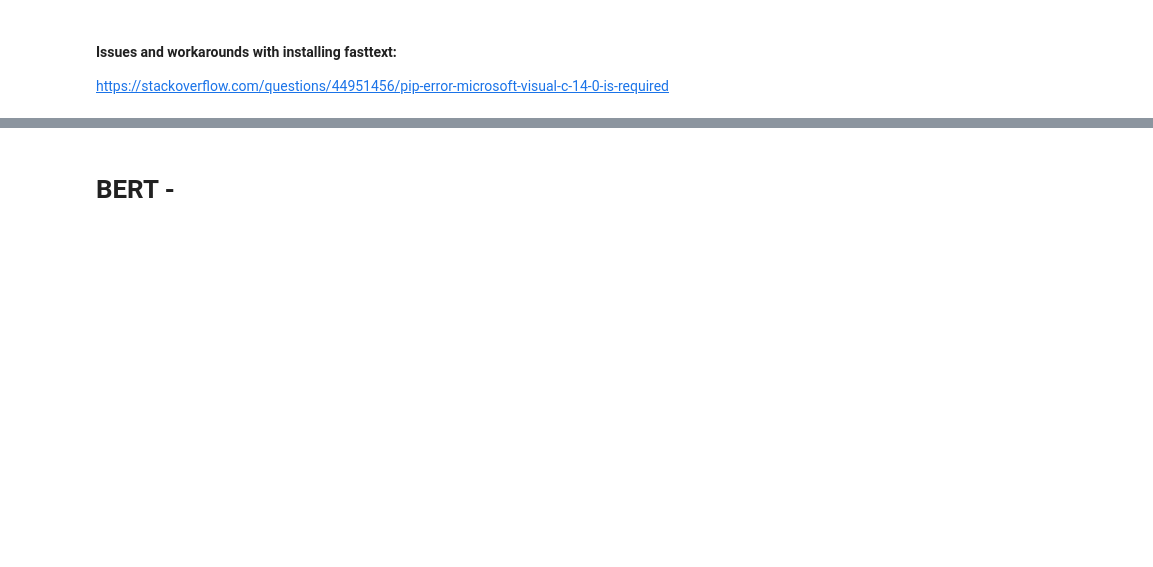
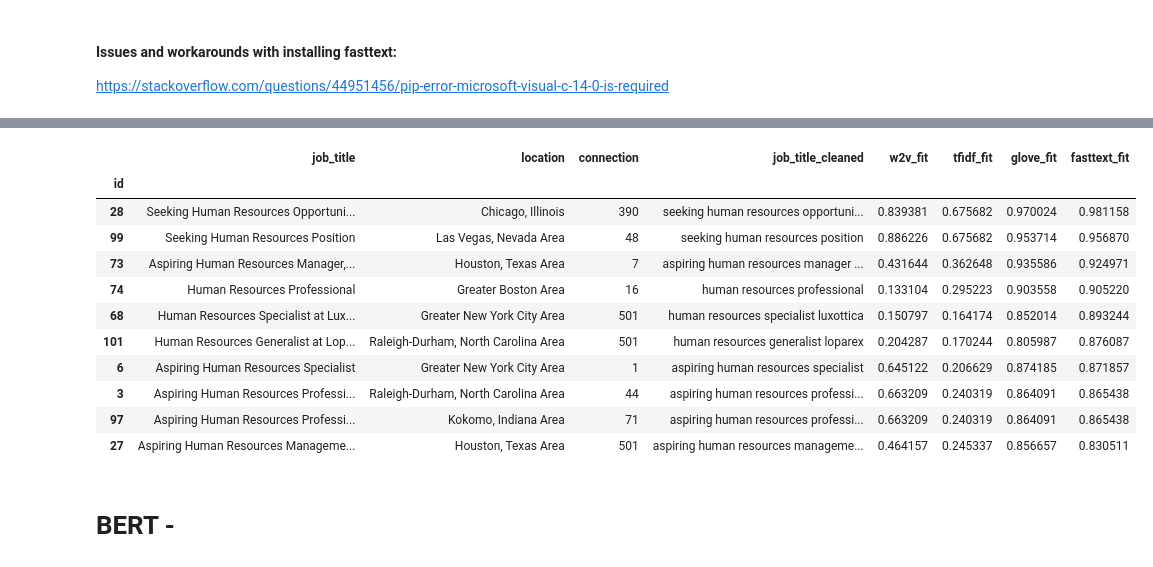
Before and after one commit to kre8tions/Apziva, a Jupyter notebook: tirMlkapx4XpMRlG/tirMlkapx4XpMRlG.ipynb, the cells around one changed output, grey strips where cells are left out. Cells and saved outputs as stored; diff of their text form; code cells hidden in the pictures; blank space fills up the shorter version.

```diff
--- a/tirMlkapx4XpMRlG/tirMlkapx4XpMRlG.ipynb
+++ b/tirMlkapx4XpMRlG/tirMlkapx4XpMRlG.ipynb
@@ -774,3 +877,18 @@ text.tests_from
+# %%
+top_candidates(n = 10, by = 'fasttext_fit', ascending = False, min_con = 0)
+# %% [output]
+|  | job_title | location | connection | job_title_cleaned | w2v_fit | tfidf_fit | glove_fit | fasttext_fit |
+| id |  |  |  |  |  |  |  |  |
+| 28 | Seeking Human Resources Opportuni... | Chicago, Illinois | 390 | seeking human resources opportuni... | 0.839381 | 0.675682 | 0.970024 | 0.981158 |
+| 99 | Seeking Human Resources Position | Las Vegas, Nevada Area | 48 | seeking human resources position | 0.886226 | 0.675682 | 0.953714 | 0.956870 |
+| 73 | Aspiring Human Resources Manager,... | Houston, Texas Area | 7 | aspiring human resources manager ... | 0.431644 | 0.362648 | 0.935586 | 0.924971 |
+| 74 | Human Resources Professional | Greater Boston Area | 16 | human resources professional | 0.133104 | 0.295223 | 0.903558 | 0.905220 |
+| 68 | Human Resources Specialist at Lux... | Greater New York City Area | 501 | human resources specialist luxottica | 0.150797 | 0.164174 | 0.852014 | 0.893244 |
+| 101 | Human Resources Generalist at Lop... | Raleigh-Durham, North Carolina Area | 501 | human resources generalist loparex | 0.204287 | 0.170244 | 0.805987 | 0.876087 |
+| 6 | Aspiring Human Resources Specialist | Greater New York City Area | 1 | aspiring human resources specialist | 0.645122 | 0.206629 | 0.874185 | 0.871857 |
+| 3 | Aspiring Human Resources Professi... | Raleigh-Durham, North Carolina Area | 44 | aspiring human resources professi... | 0.663209 | 0.240319 | 0.864091 | 0.865438 |
+| 97 | Aspiring Human Resources Professi... | Kokomo, Indiana Area | 71 | aspiring human resources professi... | 0.663209 | 0.240319 | 0.864091 | 0.865438 |
+| 27 | Aspiring Human Resources Manageme... | Houston, Texas Area | 501 | aspiring human resources manageme... | 0.464157 | 0.245337 | 0.856657 | 0.830511 |
 # %% [markdown]
 # BERT -
 # %%
```
Also changed, not shown: parts of 44 cells of this notebook.
